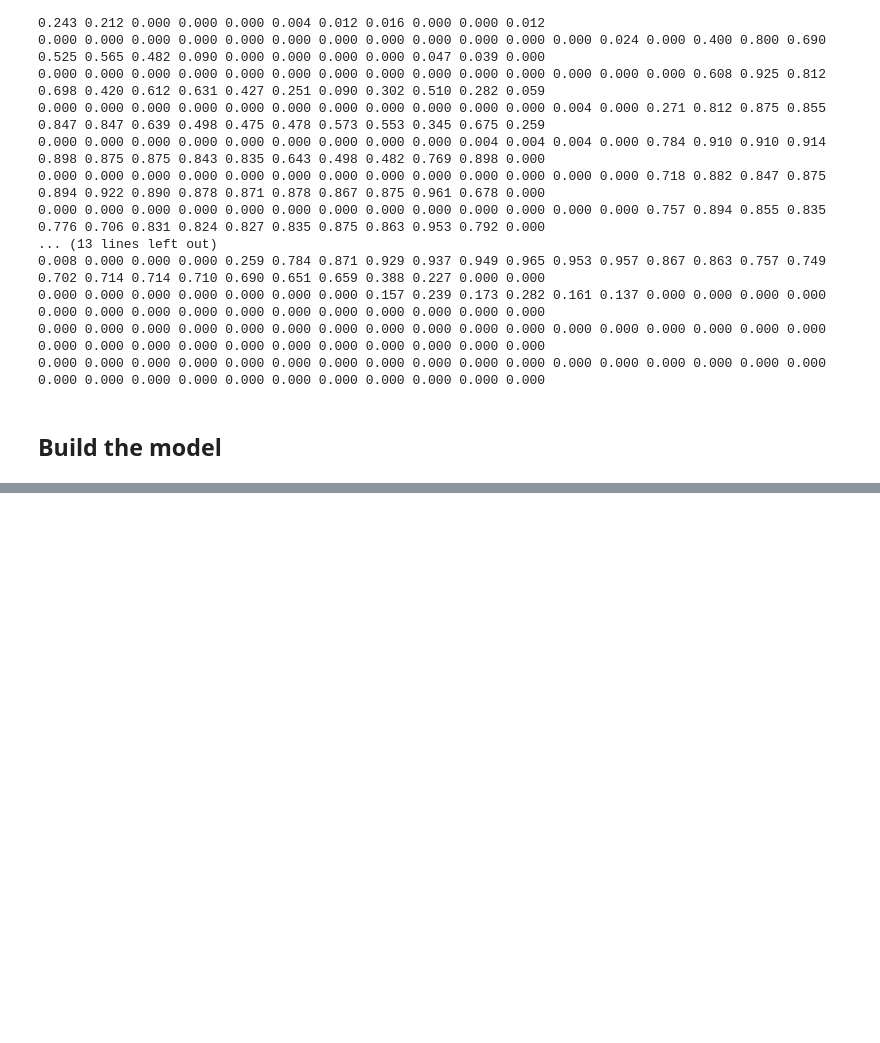
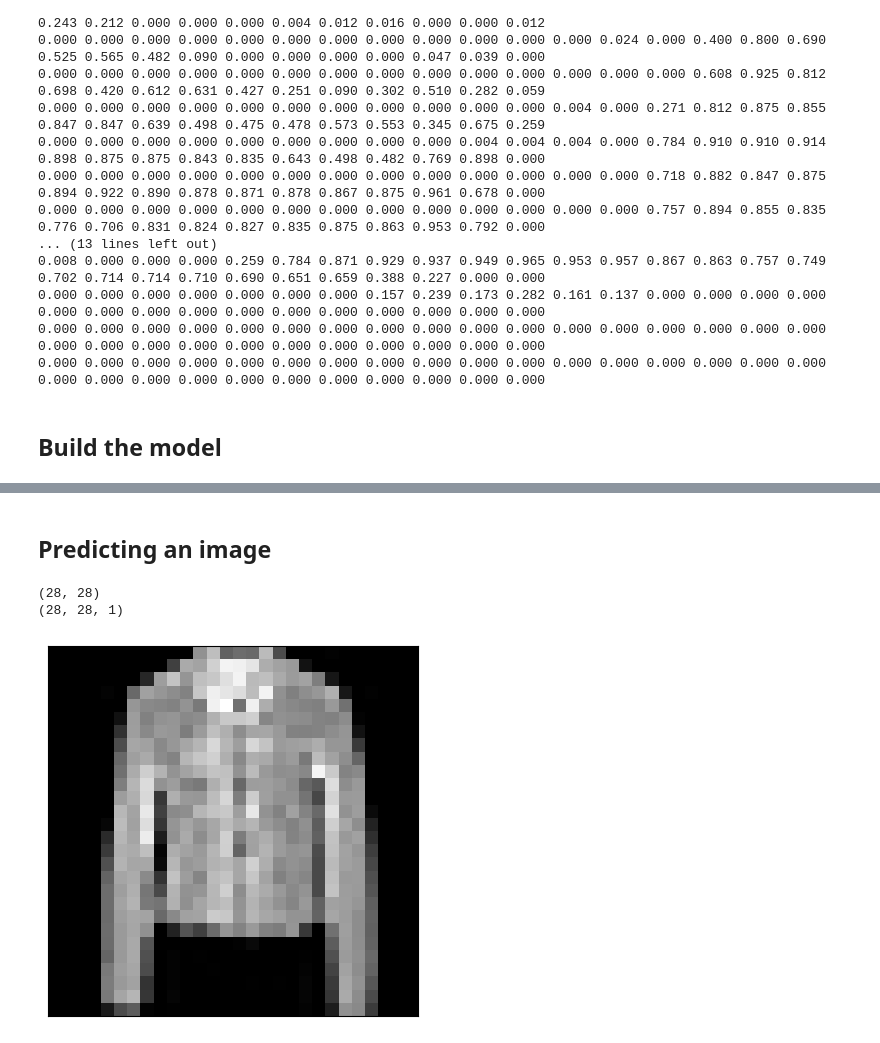
Before and after one commit to Zeeshier/Deep_Learning, a Jupyter notebook: 04. CNN on Fashion Mnist.ipynb, the cells around one changed output, grey strips where cells are left out. Saved outputs shown, nothing was run; the diff lists cells and outputs as text; code cells hidden in the pictures; blank space fills up the shorter version.

```diff
--- a/04. CNN on Fashion Mnist.ipynb
+++ b/04. CNN on Fashion Mnist.ipynb
@@ -115,3 +115,24 @@ Pixel values after normalization:
 0.000 0.000 0.000 0.000 0.000 0.000 0.000 0.000 0.000 0.000 0.000 0.000 0.000 0.000 0.000 0.000 0.000 0.000 0.000 0.000 0.000 0.000 0.000 0.000 0.000 0.000 0.000 0.000
 # %% [markdown]
 ## Build the model
+# %%
+# create an input layer
+input_layer = tf.keras.layers.Input(shape=(28, 28, 1)) # 28x28 pixel images with a single color channel
+
+# CNN model building
+
+model = tf.keras.Sequential([
+    input_layer, # input layer
+    layers.Conv2D(filters=10, kernel_size=(3, 3), activation='relu'), # convolutional layer
+    # filter is the number of filters we want to apply
+    # kernel is the size of window/filter moving over the image
+    layers.Conv2D(filters=10, kernel_size=(3, 3),  activation='relu'), # convolutional layer
+    layers.MaxPooling2D(), # pooling layer
+
+    layers.Conv2D(filters=10, kernel_size=(3, 3), activation='relu'), # convolutional layer
+    layers.Conv2D(filters=10, kernel_size=(3, 3), activation='relu'), # convolutional layer
+    layers.MaxPooling2D(), # pooling layer
+
+    layers.Flatten(), # flatten layer
+    layers.Dense(10, activation='softmax') # output layer
+])
@@ -117,0 +237,21 @@ Pixel values after normalization:
+# %% [markdown]
+## Predicting an image
+# %%
+# grab an image
+img = X_test[10]
+print(img.shape)
+# # rehape the image to (28, 28, 1)
+img = img.reshape((28, 28, 1))
+print(img.shape)
+plt.imshow(img, cmap="gray")
+plt.xticks([])
+plt.yticks([])
+plt.grid(False)
+plt.show()
+# predict the image
+predictions = model.predict(img.reshape(1, 28, 28, 1))
+print(f"The model predicts that this image is a {predictions.argmax()}.")
+# %% [output]
+(28, 28)
+(28, 28, 1)
+[figure, added]
```
Also changed, not shown: parts of 5 cells of this notebook.
